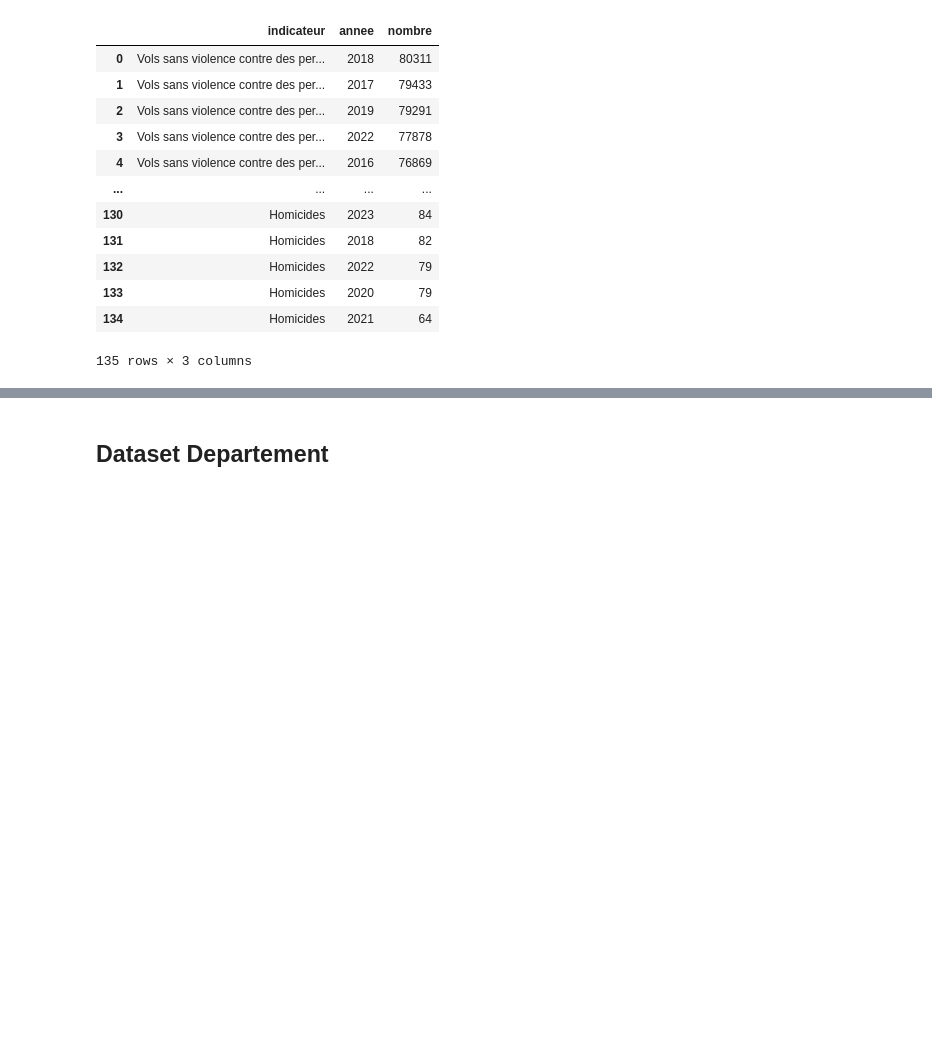
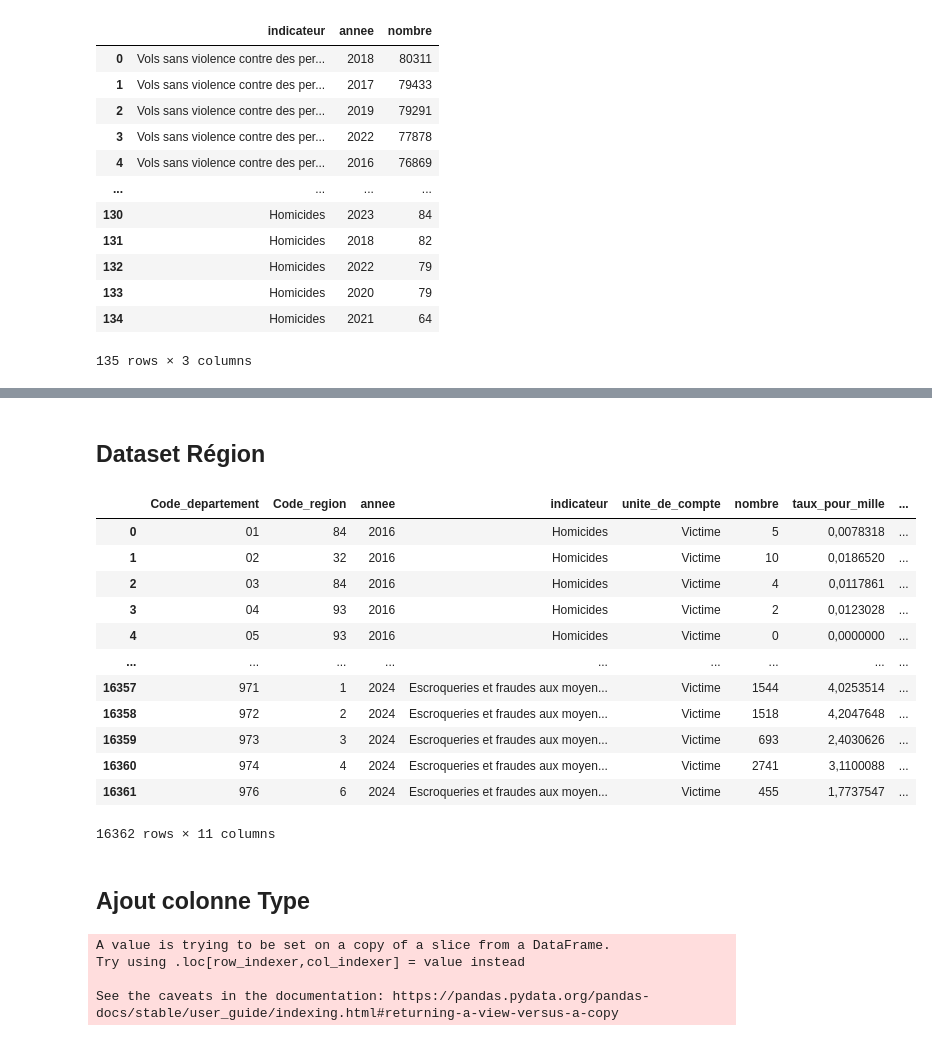
Before and after one commit to Flotauv/DataVisualization-Project, a Jupyter notebook: data_process_flo.ipynb, the cells around one changed output, grey strips where cells are left out. Drawn from its saved outputs; the diff is of its cells as text; code cells hidden in the pictures; blank space fills up the shorter version.

Commit message:
ajout colonne type et new csv file

```diff
--- a/data_process_flo.ipynb
+++ b/data_process_flo.ipynb
@@ -198,7 +198,23 @@ fig.show()
 # %% [output]
 [interactive output not drawn]
 # %% [markdown]
-## Dataset Departement
+## Dataset Région
 # %%
-df_dep = pd.read_csv('dataset/db_delinquance_dpt.csv',sep=';')
+df = pd.read_csv('dataset/db_delinquance_dpt.csv',sep=';')
+# %%
+df
+# %% [output]
+|  | Code_departement | Code_region | annee | indicateur | unite_de_compte | nombre | taux_pour_mille | ... |
+| 0 | 01 | 84 | 2016 | Homicides | Victime | 5 | 0,0078318 | ... |
+| 1 | 02 | 32 | 2016 | Homicides | Victime | 10 | 0,0186520 | ... |
+| 2 | 03 | 84 | 2016 | Homicides | Victime | 4 | 0,0117861 | ... |
+| 3 | 04 | 93 | 2016 | Homicides | Victime | 2 | 0,0123028 | ... |
+| 4 | 05 | 93 | 2016 | Homicides | Victime | 0 | 0,0000000 | ... |
+| ... | ... | ... | ... | ... | ... | ... | ... | ... |
+| 16357 | 971 | 1 | 2024 | Escroqueries et fraudes aux moyen... | Victime | 1544 | 4,0253514 | ... |
+| 16358 | 972 | 2 | 2024 | Escroqueries et fraudes aux moyen... | Victime | 1518 | 4,2047648 | ... |
+| 16359 | 973 | 3 | 2024 | Escroqueries et fraudes aux moyen... | Victime | 693 | 2,4030626 | ... |
+| 16360 | 974 | 4 | 2024 | Escroqueries et fraudes aux moyen... | Victime | 2741 | 3,1100088 | ... |
+| 16361 | 976 | 6 | 2024 | Escroqueries et fraudes aux moyen... | Victime | 455 | 1,7737547 | ... |
+16362 rows × 11 columns
 # %%
@@ -213,0 +230,2 @@ df_dep = df_dep[(df_dep['Code_region']=='Auvergne-Rhône-Alpes') & (df_dep['Code
+# %% [markdown]
+## Ajout colonne Type
@@ -214 +234,8 @@ df_dep = df_dep[(df_dep['Code_region']=='Auvergne-Rhône-Alpes') & (df_dep['Code
+# %%
+df_region['Type'] = df_region['indicateur'].apply(lambda x : 'Crime' if x in list_crime else 'Délit')
+# %% [output]
+A value is trying to be set on a copy of a slice from a DataFrame.
+Try using .loc[row_indexer,col_indexer] = value instead
+
+See the caveats in the documentation: https://pandas.pydata.org/pandas-docs/stable/user_guide/indexing.html#returning-a-view-versus-a-copy
 # %%
```
Also changed, not shown: parts of 9 cells of this notebook, 1 other file.
